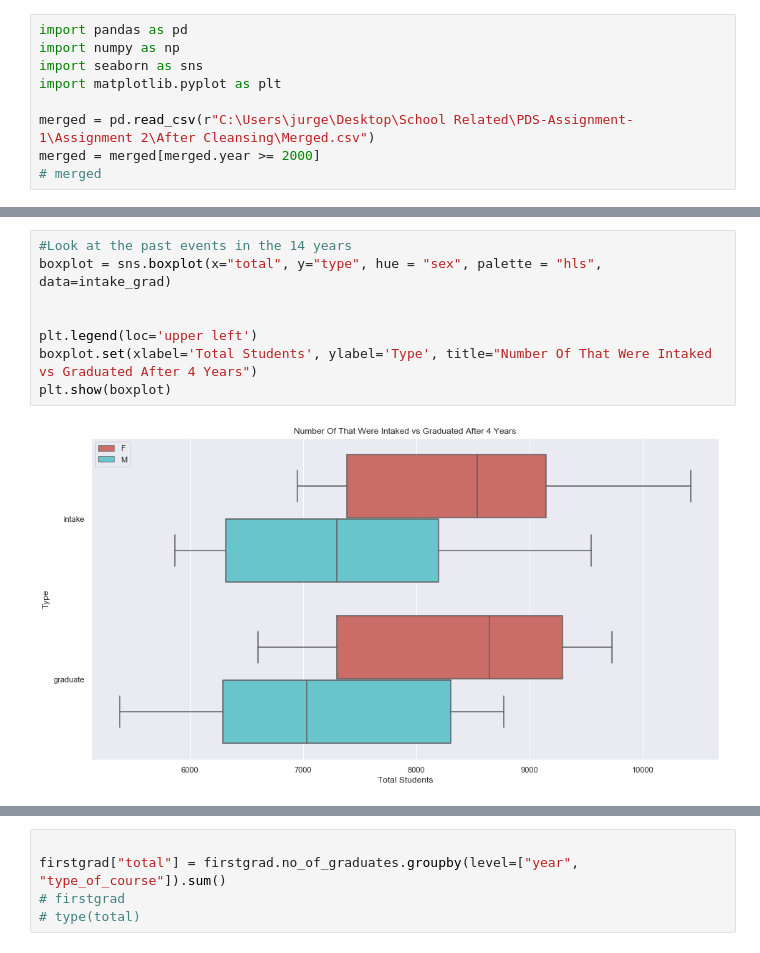
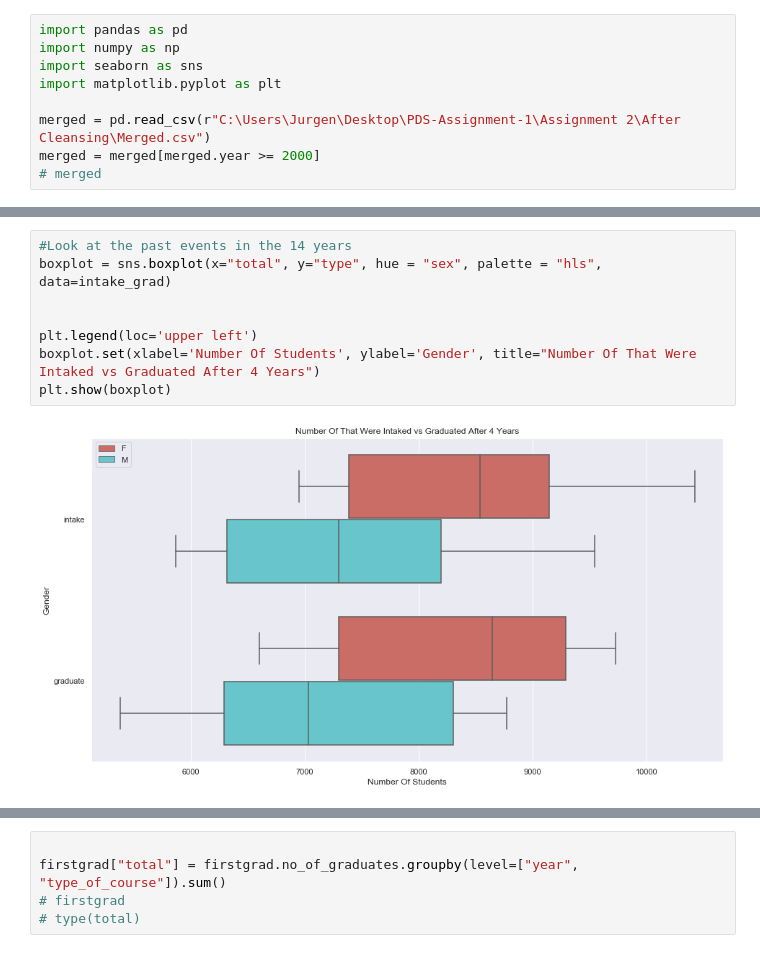
Before and after one commit to jurgen-tan-git/PDS-Assignments, a Jupyter notebook: Assignment 2/Scripts/Graphing/NUS.ipynb, the cells around one changed output, grey strips where cells are left out. Drawn from its saved outputs; the diff is of its cells as text.

```diff
--- a/Assignment 2/Scripts/Graphing/NUS.ipynb
+++ b/Assignment 2/Scripts/Graphing/NUS.ipynb
@@ -4,7 +4,7 @@ import numpy as np
 import seaborn as sns
 import matplotlib.pyplot as plt
 
-merged = pd.read_csv(r"C:\Users\jurge\Desktop\School Related\PDS-Assignment-1\Assignment 2\After Cleansing\Merged.csv")
+merged = pd.read_csv(r"C:\Users\Jurgen\Desktop\PDS-Assignment-1\Assignment 2\After Cleansing\Merged.csv")
 merged = merged[merged.year >= 2000]
 # merged
 # %%
@@ -28,10 +60,10 @@ intake_grad = intake_grad[intake_grad.sex != "MF"].sort_values("year").reset_ind
 # %%
 #Look at the past events in the 14 years
 boxplot = sns.boxplot(x="total", y="type", hue = "sex", palette = "hls", data=intake_grad)
 
 
 plt.legend(loc='upper left')
-boxplot.set(xlabel='Total Students', ylabel='Type', title="Number Of That Were Intaked vs Graduated After 4 Years")
+boxplot.set(xlabel='Number Of Students', ylabel='Gender', title="Number Of That Were Intaked vs Graduated After 4 Years")
 plt.show(boxplot)
 # %% [output]
-[figure, old version]
+[figure, new version]
```
Also changed, not shown: parts of 12 cells of this notebook.
